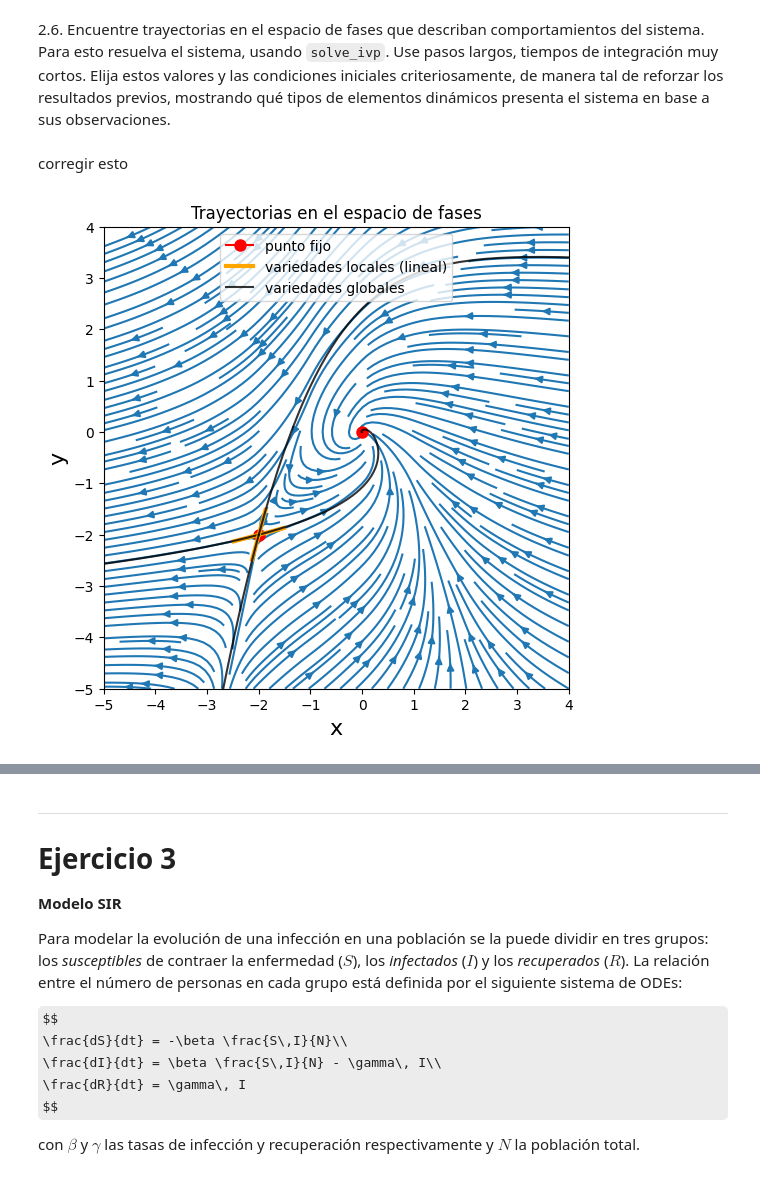
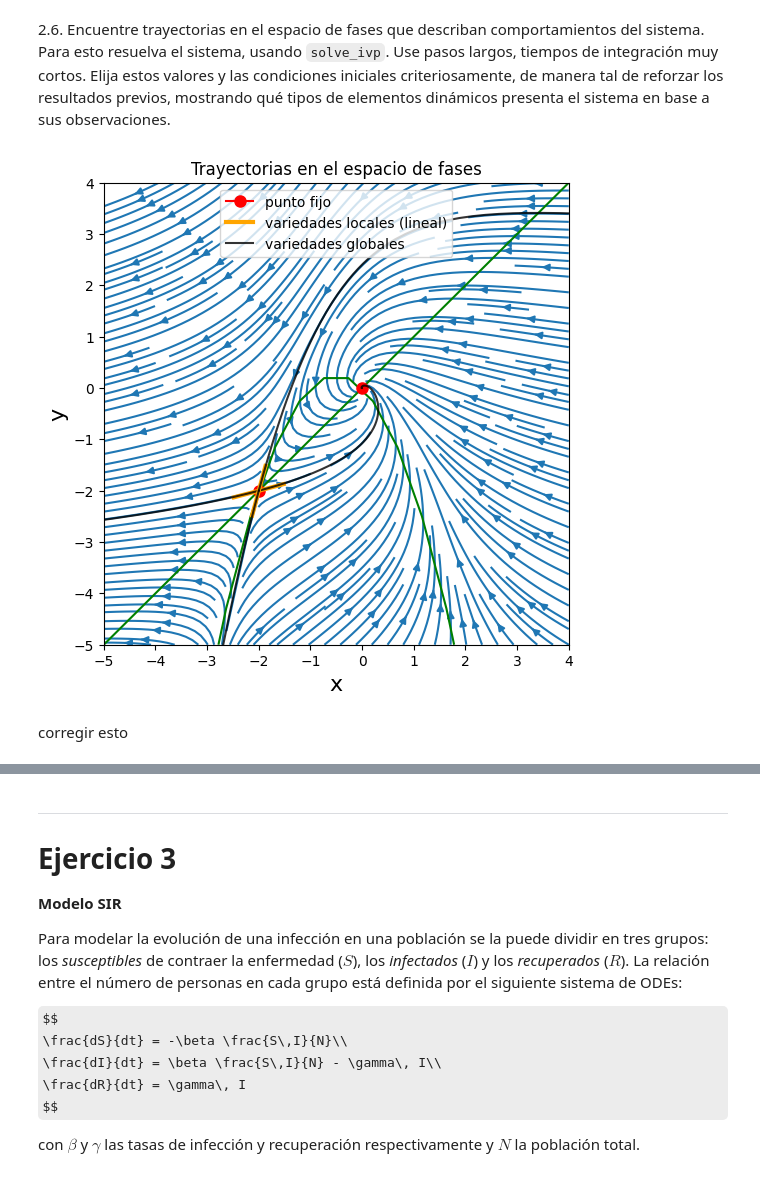
Before and after one commit to lmendezayl/modelado-continuo, a Jupyter notebook: trabajos-practicos/TP1IMC2025_MENDEZ_STANGALINI_DRELEWICZ.ipynb, the cells around one changed output, grey strips where cells are left out. Cells and saved outputs as stored; diff of their text form; code cells hidden in the pictures; some formulas as TeX source.

```diff
--- a/trabajos-practicos/TP1IMC2025_MENDEZ_STANGALINI_DRELEWICZ.ipynb
+++ b/trabajos-practicos/TP1IMC2025_MENDEZ_STANGALINI_DRELEWICZ.ipynb
@@ -418,2 +457,42 @@ Notar que a más cerca estan de los puntos fijos, la velocidad es menor.
+# %%
+variedad_global_2 = variedad_global(F, [-2, -2], (avals_2, avecs_2), eps=1e-3, T_forward=20, T_backward=20)
+
+# Graficar
+XX, YY = np.meshgrid(np.linspace(-5, 4, 20), np.linspace(-5, 4, 20))
+DX, DY = F(0, [XX, YY])
+plt.figure(figsize=(6,6))
+plt.streamplot(XX, YY, DX, DY, density=2, minlength=.1)
+
+# Graficamos las nullclinas
+plt.contour(XX, YY, DX, levels=[0], colors=['green'])
+plt.contour(XX, YY, DY, levels=[0], colors=['green'])
+
+for pto_fijo in puntos_fijos:
+    # Plot punto fijo
+    plt.plot(*pto_fijo, color='r', marker='o', markersize=8, label='punto fijo')
+
+escala_local = 0.5
+for i in range(avals_2.size):
+    # Dibujar autovectores locales (líneas rectas) a pequeña escala
+    v = np.real(avecs_2[:, i])
+    pts = np.array([-2 - escala_local*v, -2 + escala_local*v]).T
+    plt.plot(pts[0], pts[1], color='orange', linewidth=3, label='variedades locales (lineal)')
+
+    # Dibujar las trayectorias integradas (variedades globales aproximadas)
+    for tray in variedad_global_2[i]:
+        plt.plot(tray[0], tray[1], 'k', alpha=0.8, label='variedades globales')
+
+plt.xlim(XX[0][0], XX[-1][-1])
+plt.ylim(YY[0][0], YY[-1][-1])
+plt.xlabel('x', fontsize=16)
+plt.ylabel('y', fontsize=16)
+plt.title("Trayectorias en el espacio de fases")
+# plt.legend()
+handles, labels = plt.gca().get_legend_handles_labels()
+by_label = dict(zip(labels, handles))
+plt.legend(by_label.values(), by_label.keys())
+plt.show()
+# %% [output]
+[figure, added]
 # %% [markdown]
 corregir esto
@@ -461,34 +498,0 @@ variedad_global_2 = variedad_global(F, [-2, -2], (avals_2, avecs_2), T_forward=2
-# %%
-# Graficar
-XX, YY = np.meshgrid(np.linspace(-5, 4, 10), np.linspace(-5, 4, 10))
-DX, DY = F(0, [XX, YY])
-plt.figure(figsize=(6,6))
-plt.streamplot(XX, YY, DX, DY, density=2, minlength=.1)
-
-for pto_fijo in puntos_fijos:
-    # Plot punto fijo
-    plt.plot(*pto_fijo, color='r', marker='o', markersize=8, label='punto fijo')
-
-escala_local = 0.5
-for i in range(avals_2.size):
-    # Dibujar autovectores locales (líneas rectas) a pequeña escala
-    v = np.real(avecs_2[:, i])
-    pts = np.array([-2 - escala_local*v, -2 + escala_local*v]).T
-    plt.plot(pts[0], pts[1], color='orange', linewidth=3, label='variedades locales (lineal)')
-
-    # Dibujar las trayectorias integradas (variedades globales aproximadas)
-    for tray in variedad_global_2[i]:
-        plt.plot(tray[0], tray[1], 'k', alpha=0.8, label='variedades globales')
-
-plt.xlim(XX[0][0], XX[-1][-1])
-plt.ylim(YY[0][0], YY[-1][-1])
-plt.xlabel('x', fontsize=16)
-plt.ylabel('y', fontsize=16)
-plt.title("Trayectorias en el espacio de fases")
-# plt.legend()
-handles, labels = plt.gca().get_legend_handles_labels()
-by_label = dict(zip(labels, handles))
-plt.legend(by_label.values(), by_label.keys())
-plt.show()
-# %% [output]
-[figure, removed]
```
Also changed, not shown: parts of 4 cells of this notebook.
